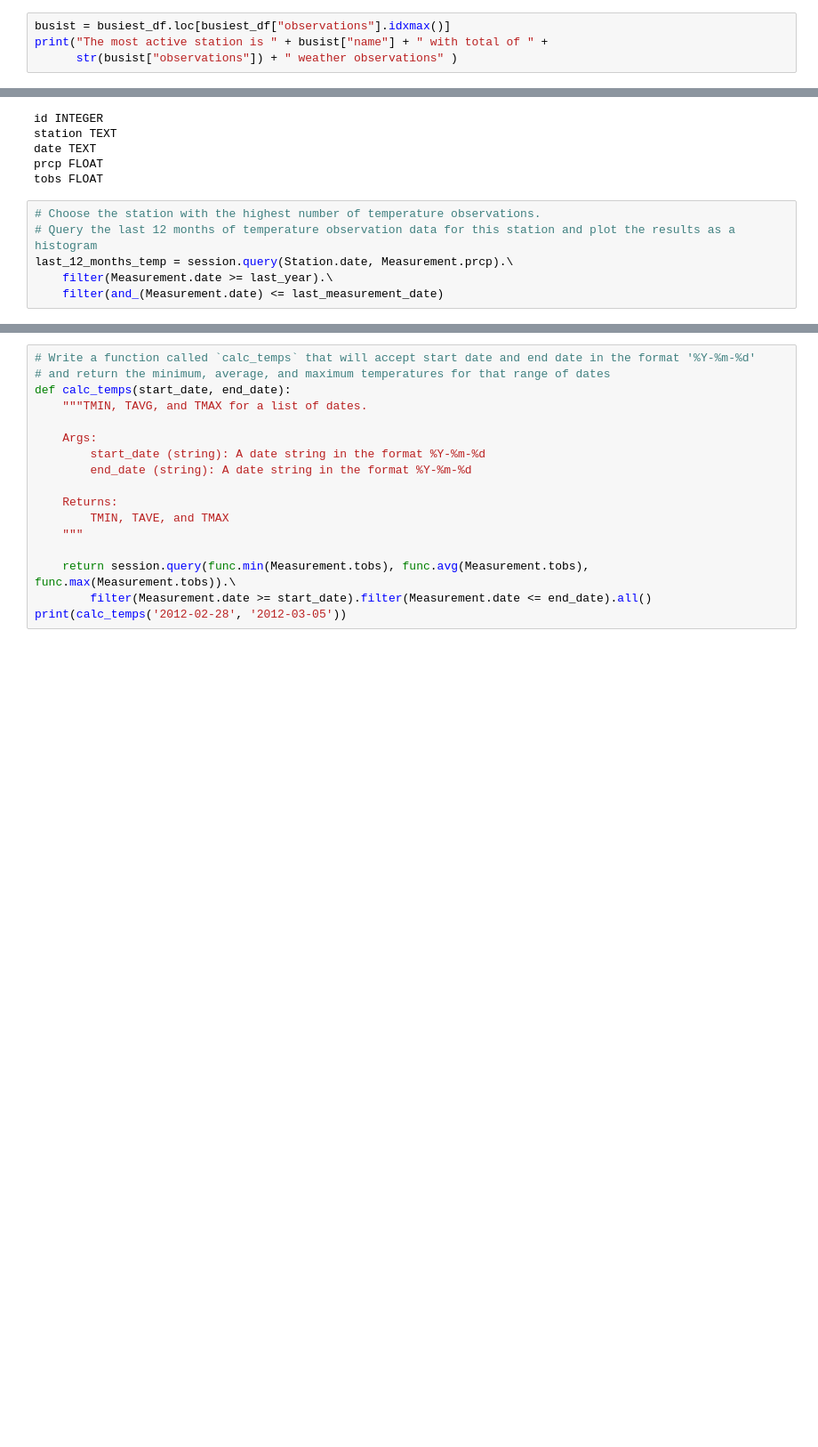
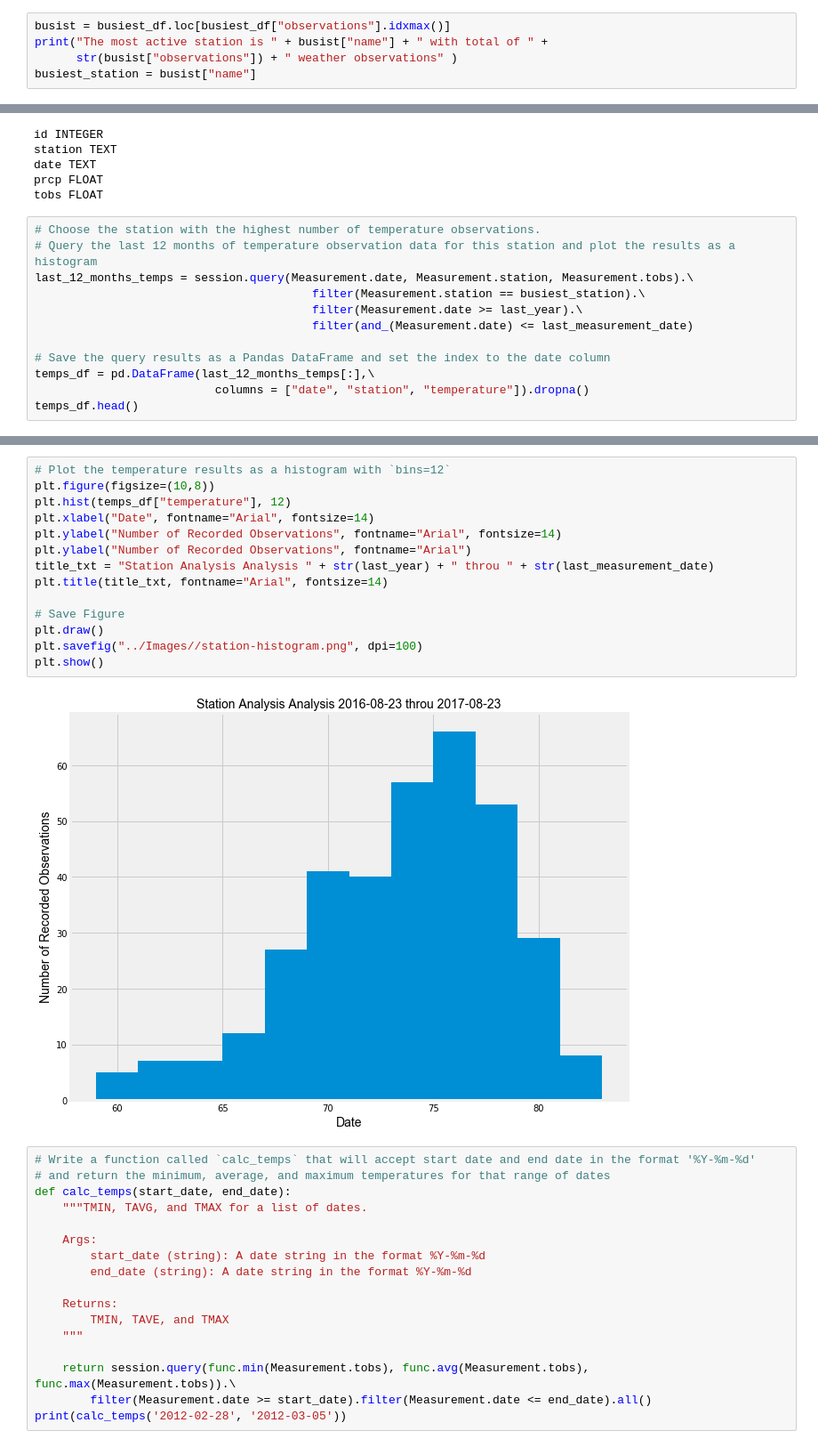
Before and after one commit to salizadeh10/Surfs-Up, a Jupyter notebook: climate_analysis.ipynb, the cells around one changed output, grey strips where cells are left out. Shown at 89% size. Saved outputs shown, nothing was run; the diff lists cells and outputs as text; blank space fills up the shorter version.

Commit message:
Completed through Temp Histogram

```diff
--- a/climate_analysis.ipynb
+++ b/climate_analysis.ipynb
@@ -161,6 +161,7 @@ busiest_df = pd.DataFrame(most_active_stations[:],\
 busist = busiest_df.loc[busiest_df["observations"].idxmax()]
 print("The most active station is " + busist["name"] + " with total of " +
       str(busist["observations"]) + " weather observations" )
+busiest_station = busist["name"]
 # %% [output]
 The most active station is USC00519281 with total of 2772 weather observations
 # %%
@@ -198,6 +199,12 @@ tobs FLOAT
 # %%
 # Choose the station with the highest number of temperature observations.
 # Query the last 12 months of temperature observation data for this station and plot the results as a histogram
-last_12_months_temp = session.query(Station.date, Measurement.prcp).\
-    filter(Measurement.date >= last_year).\
-    filter(and_(Measurement.date) <= last_measurement_date)
+last_12_months_temps = session.query(Measurement.date, Measurement.station, Measurement.tobs).\
+                                        filter(Measurement.station == busiest_station).\
+                                        filter(Measurement.date >= last_year).\
+                                        filter(and_(Measurement.date) <= last_measurement_date)
+
+# Save the query results as a Pandas DataFrame and set the index to the date column
+temps_df = pd.DataFrame(last_12_months_temps[:],\
+                          columns = ["date", "station", "temperature"]).dropna()
+temps_df.head()
@@ -204,3 +218,19 @@ last_12_months_temp = session.query(Station.date, Measurement.prcp).\
+# %%
+# Plot the temperature results as a histogram with `bins=12`
+plt.figure(figsize=(10,8))
+plt.hist(temps_df["temperature"], 12)
+plt.xlabel("Date", fontname="Arial", fontsize=14)
+plt.ylabel("Number of Recorded Observations", fontname="Arial", fontsize=14)
+plt.ylabel("Number of Recorded Observations", fontname="Arial")
+title_txt = "Station Analysis Analysis " + str(last_year) + " throu " + str(last_measurement_date)
+plt.title(title_txt, fontname="Arial", fontsize=14)
+
+# Save Figure
+plt.draw()
+plt.savefig("../Images//station-histogram.png", dpi=100)
+plt.show()
+# %% [output]
+[figure, added]
 # %%
 # Write a function called `calc_temps` that will accept start date and end date in the format '%Y-%m-%d'
 # and return the minimum, average, and maximum temperatures for that range of dates
```
Also changed, not shown: parts of 2 cells of this notebook, 2 other files.
